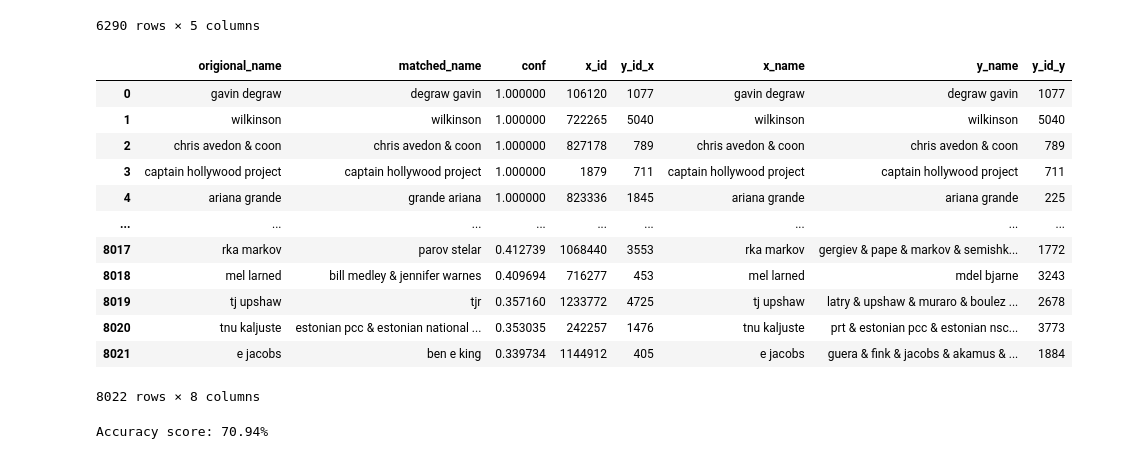
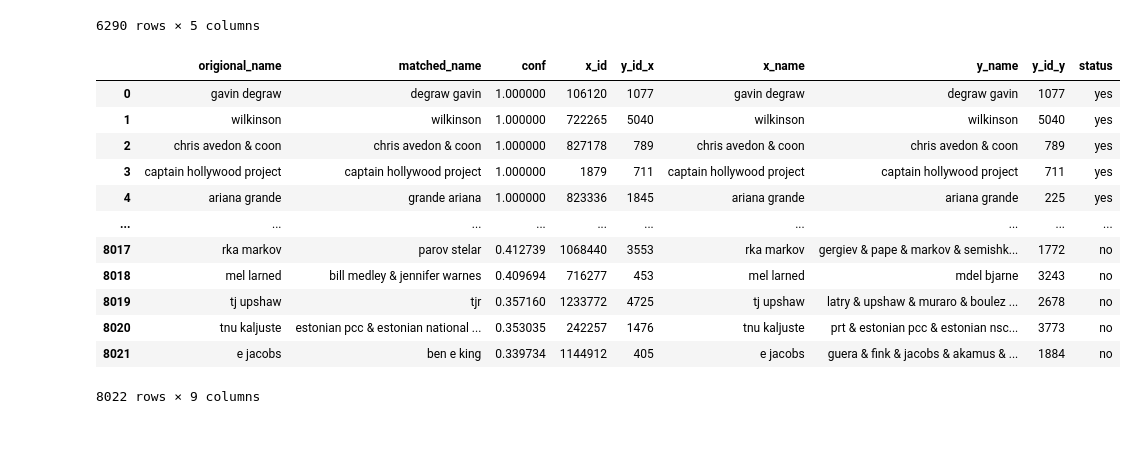
Before and after one commit to GuillaumePv/Fuzzymatch, a Jupyter notebook: fuzzymatch_ngram.ipynb, the cells around one changed output. Cells and saved outputs as stored; diff of their text form; code cells hidden in the pictures.

```diff
--- a/fuzzymatch_ngram.ipynb
+++ b/fuzzymatch_ngram.ipynb
@@ -166,28 +166,19 @@ df_test
 # %%
 df_final = df_test.merge(df, how="left",left_on="x_id", right_on="x_id")
 df_final = df_final.drop(columns=['eval','set_ratio','sort_ratio','ratio','overlap','soundex','score','max','reverse'])
+df_final['status'] = ["yes" if s >=0.5 else "no" for s in df_final['conf']]
 df_final
 # %% [output]
-|  | origional_name | matched_name | conf | x_id | y_id_x | x_name | y_name | y_id_y |
-| 0 | gavin degraw | degraw gavin | 1.000000 | 106120 | 1077 | gavin degraw | degraw gavin | 1077 |
-| 1 | wilkinson | wilkinson | 1.000000 | 722265 | 5040 | wilkinson | wilkinson | 5040 |
-| 2 | chris avedon & coon | chris avedon & coon | 1.000000 | 827178 | 789 | chris avedon & coon | chris avedon & coon | 789 |
-| 3 | captain hollywood project | captain hollywood project | 1.000000 | 1879 | 711 | captain hollywood project | captain hollywood project | 711 |
-| 4 | ariana grande | grande ariana | 1.000000 | 823336 | 1845 | ariana grande | ariana grande | 225 |
-| ... | ... | ... | ... | ... | ... | ... | ... | ... |
-| 8017 | rka markov | parov stelar | 0.412739 | 1068440 | 3553 | rka markov | gergiev & pape & markov & semishk... | 1772 |
-| 8018 | mel larned | bill medley & jennifer warnes | 0.409694 | 716277 | 453 | mel larned | mdel bjarne | 3243 |
-| 8019 | tj upshaw | tjr | 0.357160 | 1233772 | 4725 | tj upshaw | latry & upshaw & muraro & boulez ... | 2678 |
-| 8020 | tnu kaljuste | estonian pcc & estonian national ... | 0.353035 | 242257 | 1476 | tnu kaljuste | prt & estonian pcc & estonian nsc... | 3773 |
-| 8021 | e jacobs | ben e king | 0.339734 | 1144912 | 405 | e jacobs | guera & fink & jacobs & akamus & ... | 1884 |
+|  | origional_name | matched_name | conf | x_id | y_id_x | x_name | y_name | y_id_y | status |
+| 0 | gavin degraw | degraw gavin | 1.000000 | 106120 | 1077 | gavin degraw | degraw gavin | 1077 | yes |
+| 1 | wilkinson | wilkinson | 1.000000 | 722265 | 5040 | wilkinson | wilkinson | 5040 | yes |
+| 2 | chris avedon & coon | chris avedon & coon | 1.000000 | 827178 | 789 | chris avedon & coon | chris avedon & coon | 789 | yes |
+| 3 | captain hollywood project | captain hollywood project | 1.000000 | 1879 | 711 | captain hollywood project | captain hollywood project | 711 | yes |
+| 4 | ariana grande | grande ariana | 1.000000 | 823336 | 1845 | ariana grande | ariana grande | 225 | yes |
+| ... | ... | ... | ... | ... | ... | ... | ... | ... | ... |
+| 8017 | rka markov | parov stelar | 0.412739 | 1068440 | 3553 | rka markov | gergiev & pape & markov & semishk... | 1772 | no |
+| 8018 | mel larned | bill medley & jennifer warnes | 0.409694 | 716277 | 453 | mel larned | mdel bjarne | 3243 | no |
+| 8019 | tj upshaw | tjr | 0.357160 | 1233772 | 4725 | tj upshaw | latry & upshaw & muraro & boulez ... | 2678 | no |
+| 8020 | tnu kaljuste | estonian pcc & estonian national ... | 0.353035 | 242257 | 1476 | tnu kaljuste | prt & estonian pcc & estonian nsc... | 3773 | no |
+| 8021 | e jacobs | ben e king | 0.339734 | 1144912 | 405 | e jacobs | guera & fink & jacobs & akamus & ... | 1884 | no |
-8022 rows × 8 columns
+8022 rows × 9 columns
-# %%
-match_true = 0
-for i in range(len(df_final[:])):
-    if df_final['y_id_x'].loc[i] == df_final['y_id_y'].loc[i]:
-        match_true += 1
-
-accuracy_score = round(match_true/len(df_final[:]),4)
-print(f'Accuracy score: {accuracy_score*100}%') #accuracy score: 77%
-# %% [output]
-Accuracy score: 70.94%
```
Also changed, not shown: parts of 2 cells of this notebook, 1 other file.
